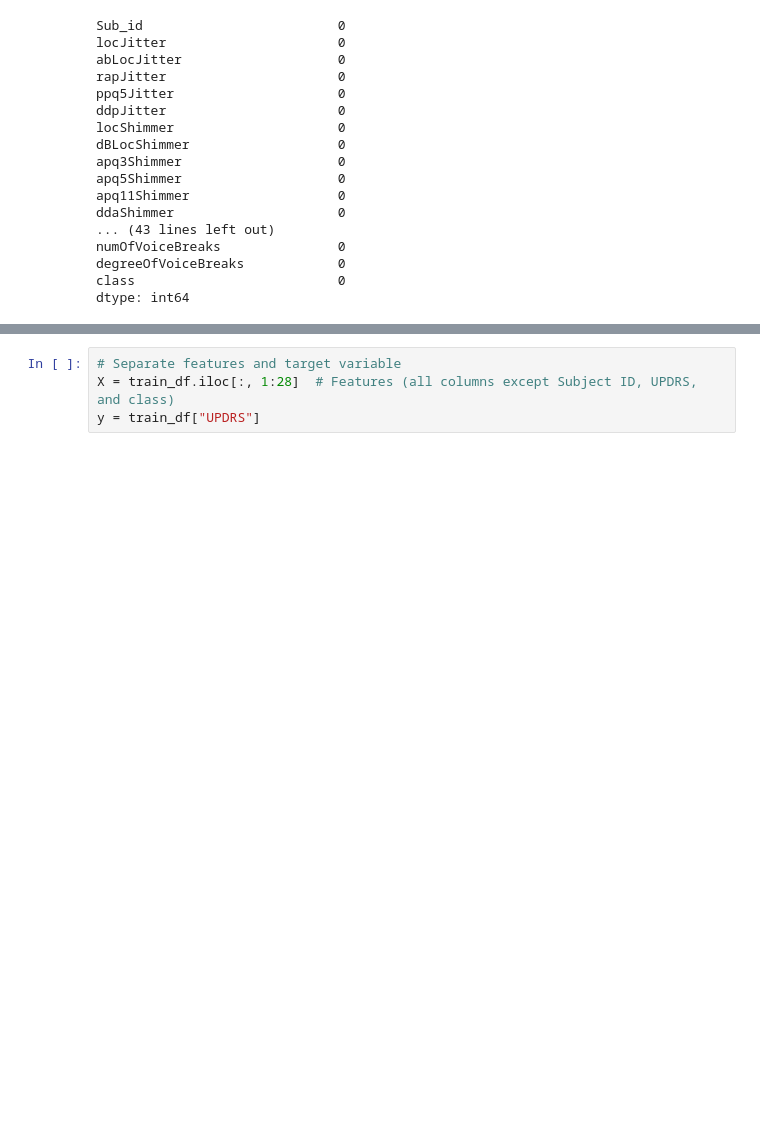
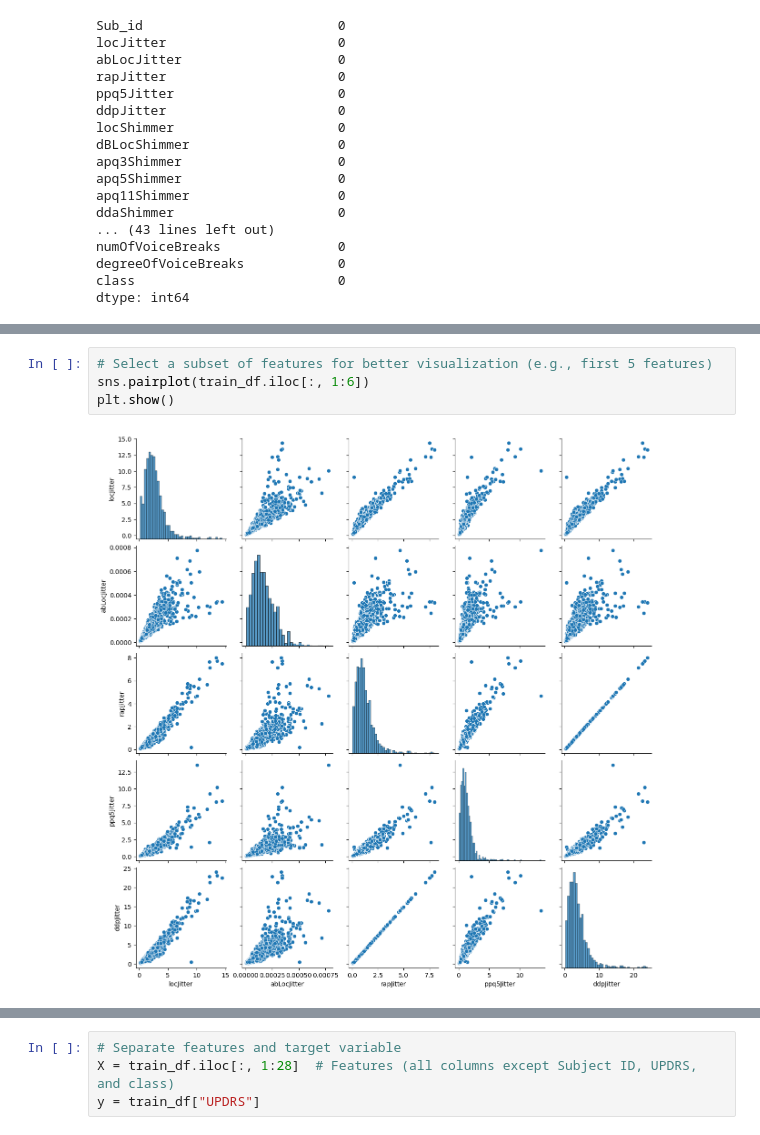
Before and after one commit to Mishy34/Research, a Jupyter notebook: Research_test2.ipynb, the cells around one changed output, grey strips where cells are left out. Drawn from its saved outputs; the diff is of its cells as text; blank space fills up the shorter version.

```diff
--- a/Research_test2.ipynb
+++ b/Research_test2.ipynb
@@ -80,0 +99,6 @@ dtype: int64
+# %%
+# Select a subset of features for better visualization (e.g., first 5 features)
+sns.pairplot(train_df.iloc[:, 1:6])
+plt.show()
+# %% [output]
+[figure, added]
```
Also changed, not shown: parts of 12 cells of this notebook.
